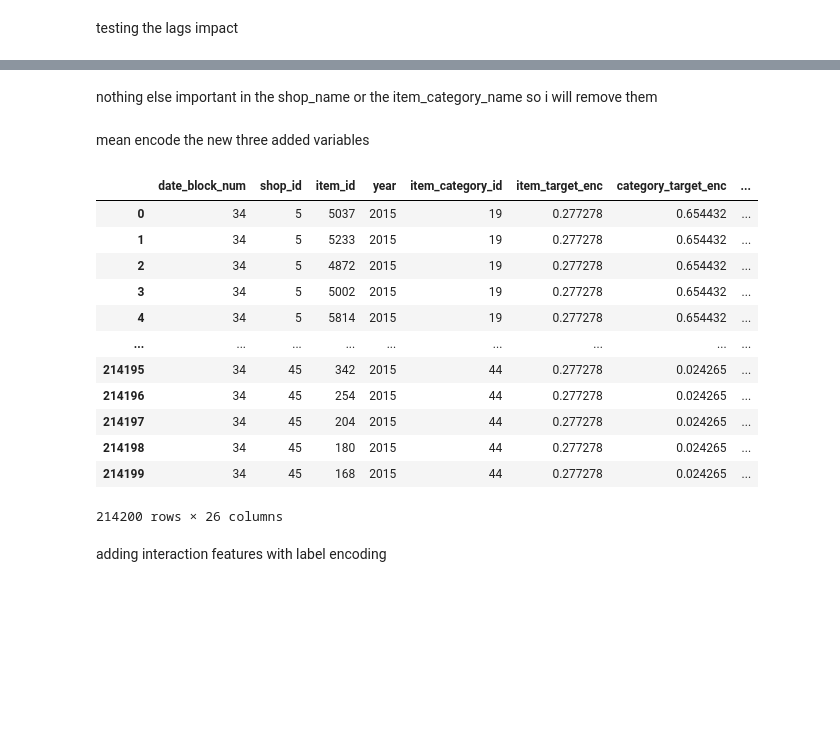
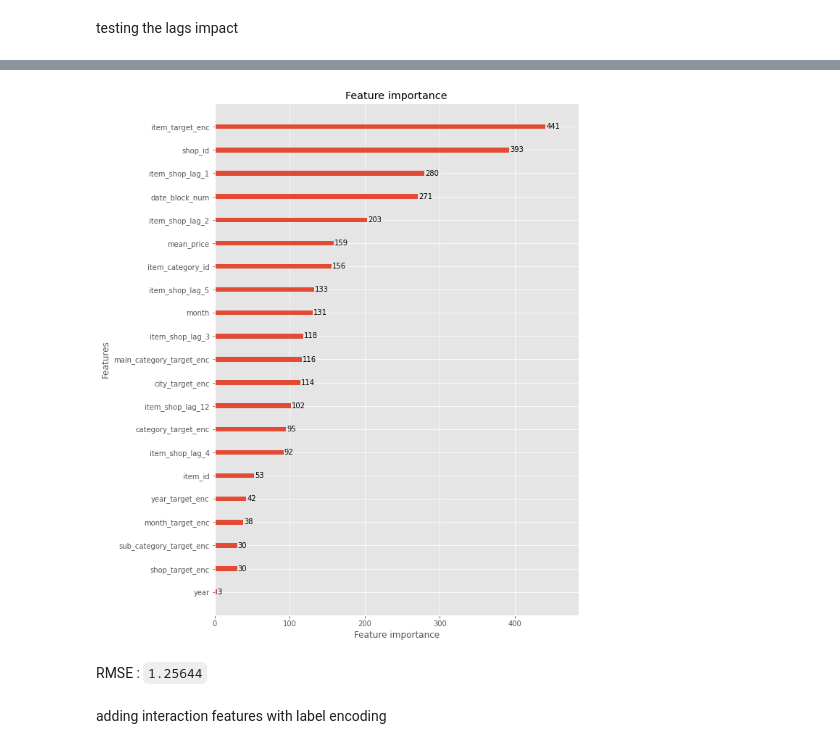
Before and after one commit to mohiiieldin/Predict-Future-Sales-Competition-on-Kaggle-Python-, a Jupyter notebook: Predict_Future_Sales.ipynb, the cells around one changed output, grey strips where cells are left out. Cells and saved outputs as stored; diff of their text form; code cells hidden in the pictures; blank space fills up the shorter version.

```diff
--- a/Predict_Future_Sales.ipynb
+++ b/Predict_Future_Sales.ipynb
@@ -680,15 +771,0 @@ Mean encodnig improved the model performance a lot
-# %%
-lgbm = LGBMRegressor(verbose = 0 , n_jobs = -1 ,random_state = random_state)
-lgbm.fit(all_data.drop(['item_cnt_month'],axis = 1), all_data.item_cnt_month)
-
-#saving the model in order to run it again witout taking so much time
-file_name = 'lgbm_mean_encoding2.sav'
-pickle.dump(lgbm , open(file_name, 'wb'))
-
-# submitting in the leaderboard
-lgbm = pickle.load(open('/content/lgbm_mean_encoding2.sav', 'rb'))
-test = test[all_data.drop('item_cnt_month',axis = 1).columns] # sorting the columns
-preds_lgbm = lgbm.predict(test ,axis = 1)
-sub = sample_submission
-sub.item_cnt_month = preds_lgbm
-sub.to_csv('lgbm_mean_encoding2.csv' , index = False)
@@ -984,4 +948,0 @@ test['city'] = test.shop_name_translated.str.split(' ').map(lambda x : x[0]) #th
-# %% [markdown]
-nothing else important in the shop_name or the item_category_name so i will remove them
-# %% [markdown]
-mean encode the new three added variables
@@ -997,30 +948,0 @@ all_data.fillna(all_data.item_cnt_month.mean(), inplace=True) # fill na that hap
-# %%
-# making a column to map it to the test set
-city_mean_enc = all_data.groupby('city')['city_target_enc'].unique()
-city_mean_enc = city_mean_enc.apply(lambda x: x.mean())
-test['city_target_enc'] = test['city'].map(city_mean_enc) # mapping the variable in the test
-
-sub_category_mean_enc = all_data.groupby('sub_category')['sub_category_target_enc'].unique()
-sub_category_mean_enc = sub_category_mean_enc.apply(lambda x: x.mean())
-test['sub_category_target_enc'] = test['sub_category'].map(sub_category_mean_enc) # mapping the variable in the test
-
-main_category_mean_enc = all_data.groupby('main_category')['main_category_target_enc'].unique()
-main_category_mean_enc = main_category_mean_enc.apply(lambda x: x.mean())
-test['main_category_target_enc'] = test['main_category'].map(main_category_mean_enc) # mapping the variable in the test
-
-test.fillna(all_data.item_cnt_month.mean() , inplace = True)
-test
-# %% [output]
-|  | date_block_num | shop_id | item_id | year | item_category_id | item_target_enc | category_target_enc | ... |
-| 0 | 34 | 5 | 5037 | 2015 | 19 | 0.277278 | 0.654432 | ... |
-| 1 | 34 | 5 | 5233 | 2015 | 19 | 0.277278 | 0.654432 | ... |
-| 2 | 34 | 5 | 4872 | 2015 | 19 | 0.277278 | 0.654432 | ... |
-| 3 | 34 | 5 | 5002 | 2015 | 19 | 0.277278 | 0.654432 | ... |
-| 4 | 34 | 5 | 5814 | 2015 | 19 | 0.277278 | 0.654432 | ... |
-| ... | ... | ... | ... | ... | ... | ... | ... | ... |
-| 214195 | 34 | 45 | 342 | 2015 | 44 | 0.277278 | 0.024265 | ... |
-| 214196 | 34 | 45 | 254 | 2015 | 44 | 0.277278 | 0.024265 | ... |
-| 214197 | 34 | 45 | 204 | 2015 | 44 | 0.277278 | 0.024265 | ... |
-| 214198 | 34 | 45 | 180 | 2015 | 44 | 0.277278 | 0.024265 | ... |
-| 214199 | 34 | 45 | 168 | 2015 | 44 | 0.277278 | 0.024265 | ... |
-214200 rows × 26 columns
@@ -1029,3 +949,13 @@ all_data = downcasting(all_data)
+# %%
+# plot importance
+plt.style.use('ggplot')
+ax = plot_importance(lgbm)
+fig = ax.figure
+fig.set_size_inches(9, 13)
+# %% [output]
+[figure, added]
+# %% [markdown]
+RMSE : `1.25644`
 # %%
 all_data.shop_id = all_data.shop_id.astype('int8')
 all_data.date_block_num = all_data.date_block_num.astype('int8')
```
Also changed, not shown: parts of 152 cells of this notebook.
